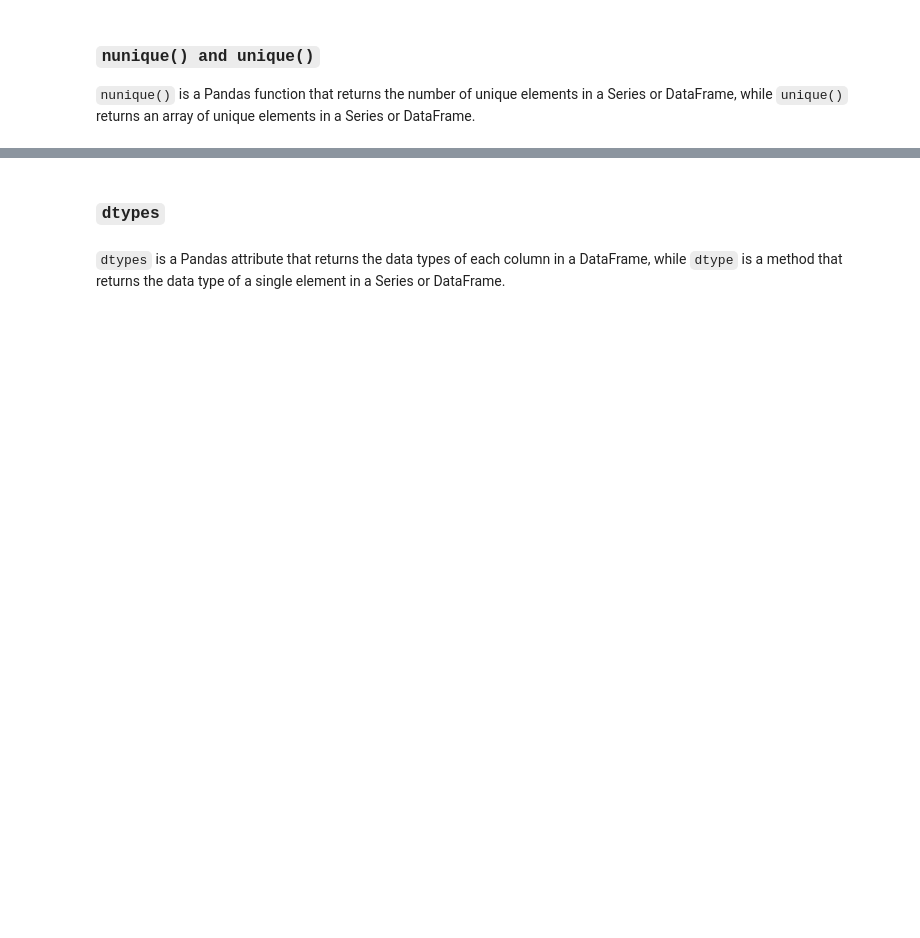
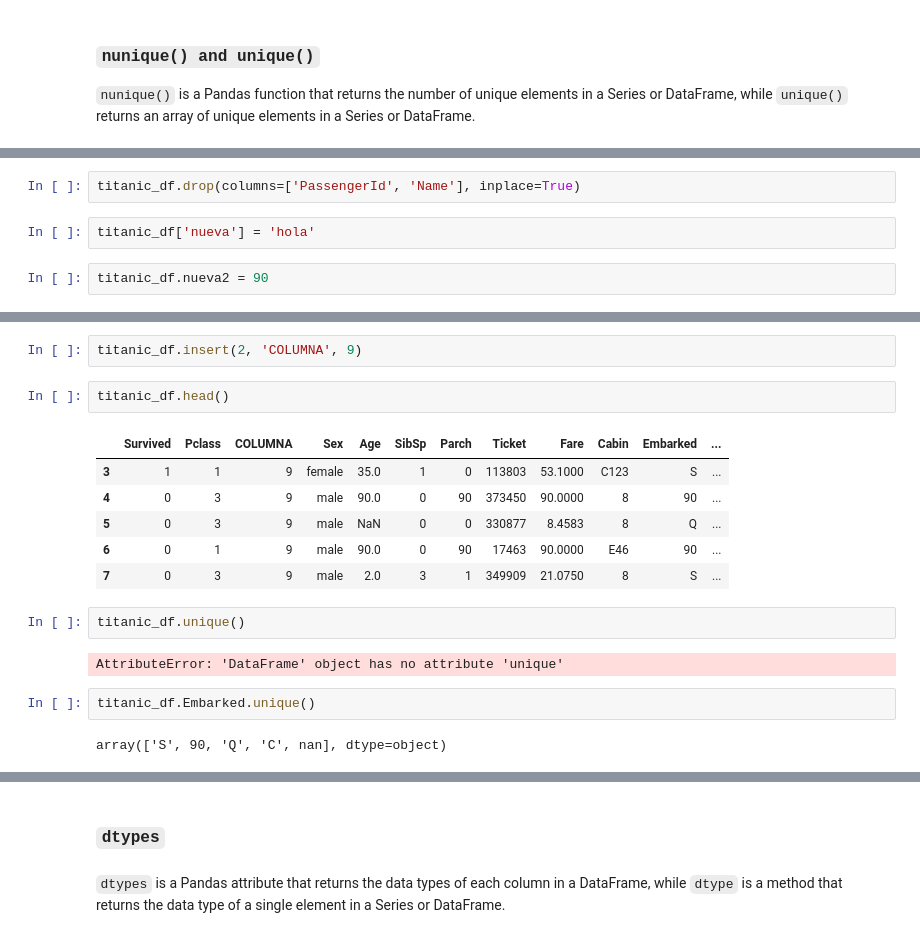
Before and after one commit to Ironhack-Data-Madrid-Enero-2024/apuntes_clase, a Jupyter notebook: semana_2/2.1_pandas.ipynb, the cells around one changed output, grey strips where cells are left out. Cells and saved outputs as stored; diff of their text form; blank space fills up the shorter version.

```diff
--- a/semana_2/2.1_pandas.ipynb
+++ b/semana_2/2.1_pandas.ipynb
@@ -1123,0 +1195,6 @@ titanic_df.describe(include='object').T
+# %%
+titanic_df.drop(columns=['PassengerId', 'Name'], inplace=True)
+# %%
+titanic_df['nueva'] = 'hola'
+# %%
+titanic_df.nueva2 = 90
@@ -1123,0 +1214,19 @@ titanic_df.describe(include='object').T
+# %%
+titanic_df.insert(2, 'COLUMNA', 9)
+# %%
+titanic_df.head()
+# %% [output]
+|  | Survived | Pclass | COLUMNA | Sex | Age | SibSp | Parch | Ticket | Fare | Cabin | Embarked | ... |
+| 3 | 1 | 1 | 9 | female | 35.0 | 1 | 0 | 113803 | 53.1000 | C123 | S | ... |
+| 4 | 0 | 3 | 9 | male | 90.0 | 0 | 90 | 373450 | 90.0000 | 8 | 90 | ... |
+| 5 | 0 | 3 | 9 | male | NaN | 0 | 0 | 330877 | 8.4583 | 8 | Q | ... |
+| 6 | 0 | 1 | 9 | male | 90.0 | 0 | 90 | 17463 | 90.0000 | E46 | 90 | ... |
+| 7 | 0 | 3 | 9 | male | 2.0 | 3 | 1 | 349909 | 21.0750 | 8 | S | ... |
+# %%
+titanic_df.unique()
+# %% [output]
+AttributeError: 'DataFrame' object has no attribute 'unique'
+# %%
+titanic_df.Embarked.unique()
+# %% [output]
+array(['S', 90, 'Q', 'C', nan], dtype=object)
```
Also changed, not shown: parts of 42 cells of this notebook, 4 other files.
